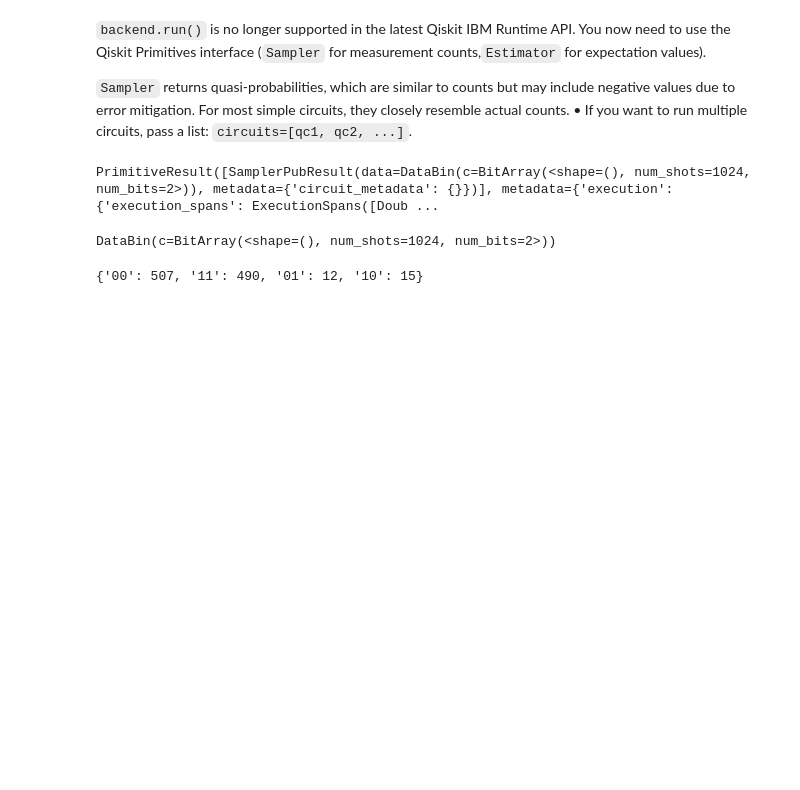
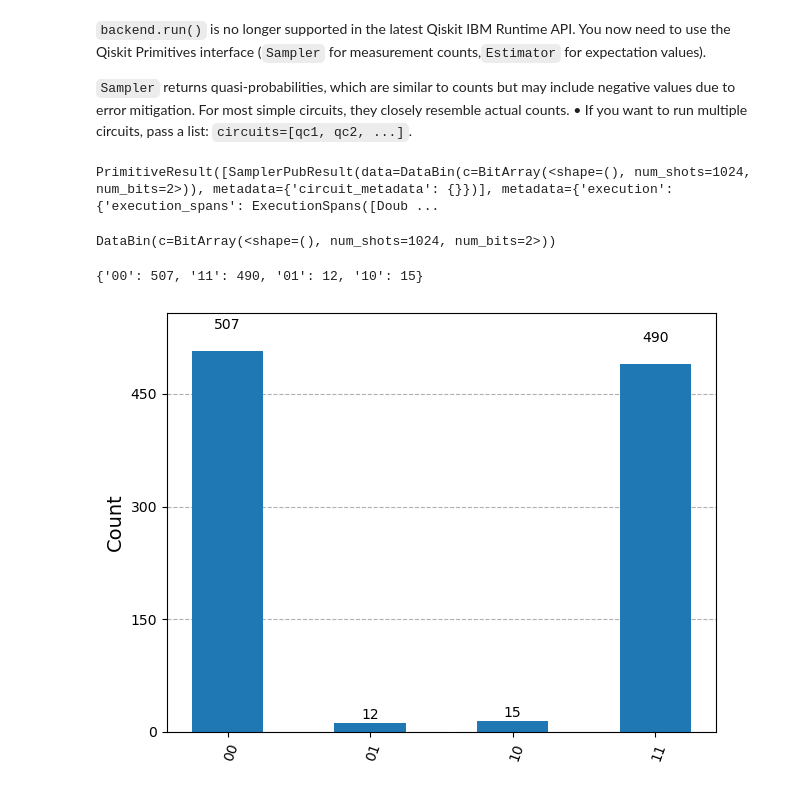
Before and after one commit to ram-polisetti/QuantumAlgorithms, a Jupyter notebook: RunningProgramOnARealQC.ipynb, the cells around one changed output. Saved outputs shown, nothing was run; the diff lists cells and outputs as text; code cells hidden in the pictures; blank space fills up the shorter version.

Commit message:
plotted counts as histogram

```diff
--- a/RunningProgramOnARealQC.ipynb
+++ b/RunningProgramOnARealQC.ipynb
@@ -118,3 +118,9 @@ counts = bitvals.get_counts()
 print(counts)
 # %% [output]
 {'00': 507, '11': 490, '01': 12, '10': 15}
+# %%
+import matplotlib.pyplot as plt
+from qiskit.visualization import plot_histogram
+plot_histogram(counts)
+# %% [output]
+[figure, added]
```
